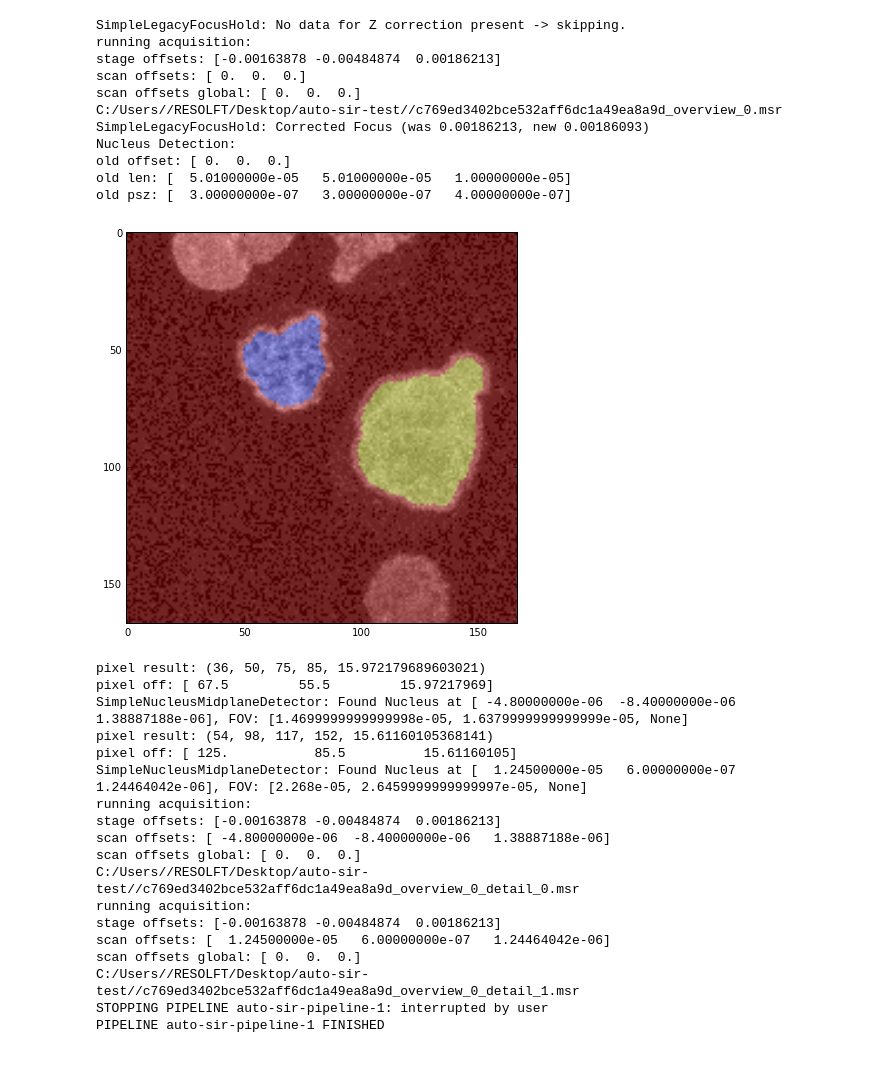
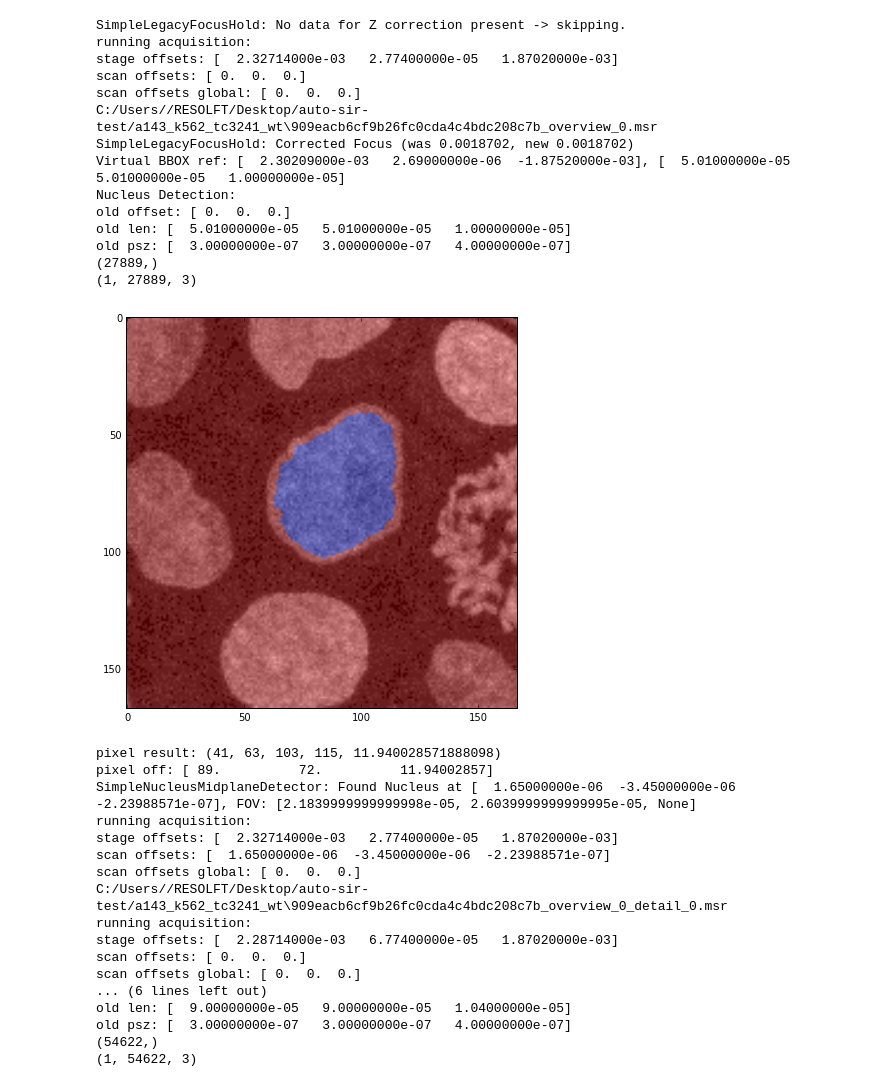
Before and after one commit to hoerlteam/sted_automation, a Jupyter notebook: auto-nucleus-midplane.ipynb, the cells around one changed output. Cells and saved outputs as stored; diff of their text form; code cells hidden in the pictures.

Commit message:
WIP on scope: fixed simple bugs, stitching working, virtual offsets need looking into

```diff
--- a/auto-nucleus-midplane.ipynb
+++ b/auto-nucleus-midplane.ipynb
@@ -21,5 +23,5 @@ from pipeline2.stoppingcriteria import TimedStoppingCriterion
 # %%
-base_path = 'C:/Users//RESOLFT/Desktop/auto-sir/'
+base_path = 'C:/Users//RESOLFT/Desktop/auto-sir-test/'
 sample_name = 'a143_k562_tc3241_wt'
 
 save_path = os.path.join(base_path, sample_name)
@@ -51,7 +53,7 @@ with h5.File(h5file_name, mode='a') as h5fd:
             .withImspectorConnection(ImspectorConnection(im).withVerbose())
             .withPipelineLevels(pll)
             .withNameHandler(name_handler)
-            .withAddedStoppingCondition(TimedStoppingCriterion(2 * 60 * 60)))
+            .withAddedStoppingCondition(TimedStoppingCriterion(6 * 60 * 60)))
 
     # attach h5 data store
     pl.withDataStorage(data_store)
@@ -61,7 +63,7 @@ with h5.File(h5file_name, mode='a') as h5fd:
                     DefaultLocationRemover(
                         JSONFileConfigLoader(['C:/Users/RESOLFT/Desktop/sir_overview_conf_water.json'])
                     ),
-                    DefaultStageOffsetsSettingsGenerator(SpiralOffsetGenerator().withStart(get_current_stage_coords(im))),
+                    DefaultStageOffsetsSettingsGenerator(SpiralOffsetGenerator().withFOV([4e-5, 4e-5]).withStart(get_current_stage_coords(im))),
                     DefaultScanModeSettingsGenerator(['xyz'], True),
                     DefaultFOVSettingsGenerator([[5e-5, 5e-5, 1e-5]], [[3e-7, 3e-7, 4e-7]]),
                     DefaultStageOffsetsSettingsGenerator(SimpleLegacyFocusHold(NewestDataSelector(pl, pll.overview)).withVerbose(True))
@@ -69,7 +71,7 @@ with h5.File(h5file_name, mode='a') as h5fd:
                 .withDelay(.4))
 
     # init detector in overview
-    detector = (SimpleNucleusMidplaneDetector(NewestDataSelector(pl, pll.overview))
+    detector = (SimpleNucleusMidplaneDetector(StitchedNewestDataSelector(pl, pll.overview))
                 .withVerbose()
                 .withPlot()
                 .withFilter({'area' : (500, 10000)})
@@ -78,52 +80,54 @@ with h5.File(h5file_name, mode='a') as h5fd:
 
     # detail task generation: settings from last overview + new FOV + grouped detections
     # optionally repeat measurement to check reproducibility
     atg_detail = AcquisitionTaskGenerator(pll.detail,
                              DefaultLocationRemover(
                                  JSONFileConfigLoader(['C:/Users/RESOLFT/Desktop/sir_detail_sted+conf_water_50um_pinhole.json'])
                              ),
                              DefaultLocationKeeper(NewestSettingsSelector(pl, pll.overview)),
                              DefaultScanFieldSettingsGenerator(detector, [3e-8, 3e-8, None]))
     atg_detail.withDelay(.2)
 
     # overview callback: re-add overview
     pl.withCallbackAtLevel(atg_overview, pll.overview)
     # overview callback 2: detect & do detail
     pl.withCallbackAtLevel(atg_detail, pll.overview)
 
     # call overview atg once to add first measurement to pipeline
     atg_overview(pl)
 
     # GO
     pl.run()
 # %% [output]
 SimpleLegacyFocusHold: No data for Z correction present -> skipping.
 running acquisition:
-stage offsets: [-0.00163878 -0.00484874  0.00186213]
+stage offsets: [  2.32714000e-03   2.77400000e-05   1.87020000e-03]
 scan offsets: [ 0.  0.  0.]
 scan offsets global: [ 0.  0.  0.]
-C:/Users//RESOLFT/Desktop/auto-sir-test//c769ed3402bce532aff6dc1a49ea8a9d_overview_0.msr
-SimpleLegacyFocusHold: Corrected Focus (was 0.00186213, new 0.00186093)
+C:/Users//RESOLFT/Desktop/auto-sir-test/a143_k562_tc3241_wt\909eacb6cf9b26fc0cda4c4bdc208c7b_overview_0.msr
+SimpleLegacyFocusHold: Corrected Focus (was 0.0018702, new 0.0018702)
+Virtual BBOX ref: [  2.30209000e-03   2.69000000e-06  -1.87520000e-03], [  5.01000000e-05   5.01000000e-05   1.00000000e-05]
 Nucleus Detection:
 old offset: [ 0.  0.  0.]
 old len: [  5.01000000e-05   5.01000000e-05   1.00000000e-05]
 old psz: [  3.00000000e-07   3.00000000e-07   4.00000000e-07]
+(27889,)
+(1, 27889, 3)
-[figure, old version]
+[figure, new version]
-pixel result: (36, 50, 75, 85, 15.972179689603021)
-pixel off: [ 67.5         55.5         15.97217969]
-SimpleNucleusMidplaneDetector: Found Nucleus at [ -4.80000000e-06  -8.40000000e-06   1.38887188e-06], FOV: [1.4699999999999998e-05, 1.6379999999999999e-05, None]
-pixel result: (54, 98, 117, 152, 15.61160105368141)
-pixel off: [ 125.           85.5          15.61160105]
-SimpleNucleusMidplaneDetector: Found Nucleus at [  1.24500000e-05   6.00000000e-07   1.24464042e-06], FOV: [2.268e-05, 2.6459999999999997e-05, None]
+pixel result: (41, 63, 103, 115, 11.940028571888098)
+pixel off: [ 89.          72.          11.94002857]
+SimpleNucleusMidplaneDetector: Found Nucleus at [  1.65000000e-06  -3.45000000e-06  -2.23988571e-07], FOV: [2.1839999999999998e-05, 2.6039999999999995e-05, None]
 running acquisition:
-stage offsets: [-0.00163878 -0.00484874  0.00186213]
-scan offsets: [ -4.80000000e-06  -8.40000000e-06   1.38887188e-06]
+stage offsets: [  2.32714000e-03   2.77400000e-05   1.87020000e-03]
+scan offsets: [  1.65000000e-06  -3.45000000e-06  -2.23988571e-07]
 scan offsets global: [ 0.  0.  0.]
-C:/Users//RESOLFT/Desktop/auto-sir-test//c769ed3402bce532aff6dc1a49ea8a9d_overview_0_detail_0.msr
+C:/Users//RESOLFT/Desktop/auto-sir-test/a143_k562_tc3241_wt\909eacb6cf9b26fc0cda4c4bdc208c7b_overview_0_detail_0.msr
 running acquisition:
-stage offsets: [-0.00163878 -0.00484874  0.00186213]
-scan offsets: [  1.24500000e-05   6.00000000e-07   1.24464042e-06]
+stage offsets: [  2.28714000e-03   6.77400000e-05   1.87020000e-03]
+scan offsets: [ 0.  0.  0.]
 scan offsets global: [ 0.  0.  0.]
-C:/Users//RESOLFT/Desktop/auto-sir-test//c769ed3402bce532aff6dc1a49ea8a9d_overview_0_detail_1.msr
-STOPPING PIPELINE auto-sir-pipeline-1: interrupted by user
-PIPELINE auto-sir-pipeline-1 FINISHED
+... (6 lines left out)
+old len: [  9.00000000e-05   9.00000000e-05   1.04000000e-05]
+old psz: [  3.00000000e-07   3.00000000e-07   4.00000000e-07]
+(54622,)
+(1, 54622, 3)
```
Also changed, not shown: parts of 2 cells of this notebook, 2 other files.
